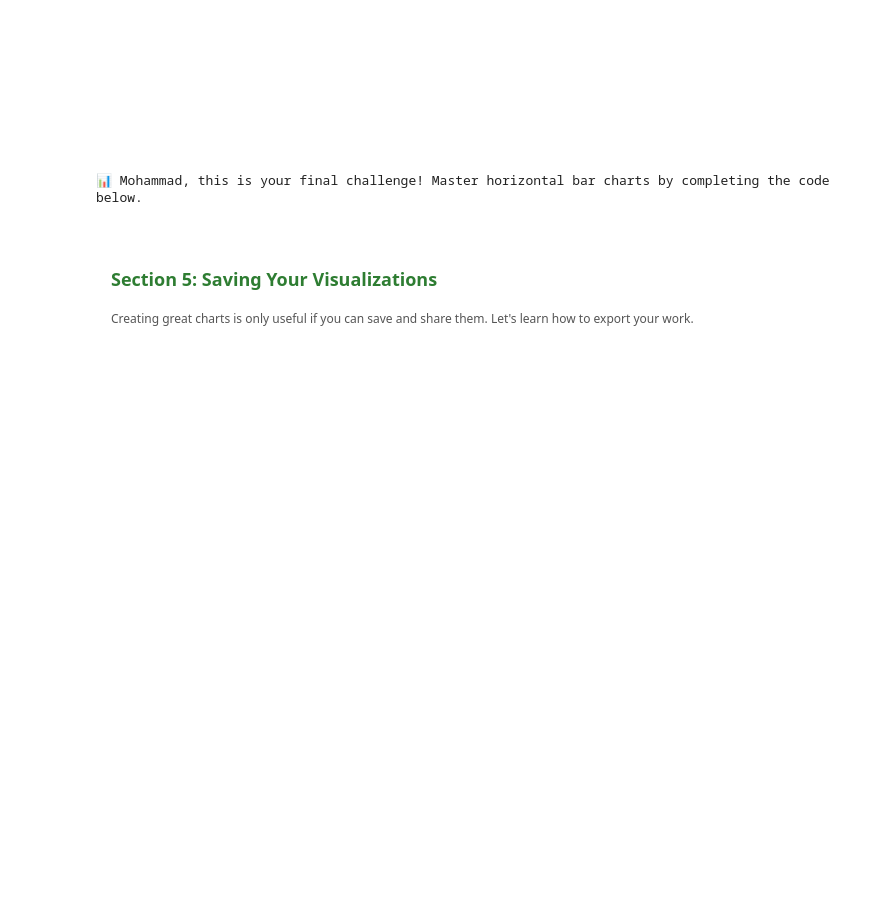
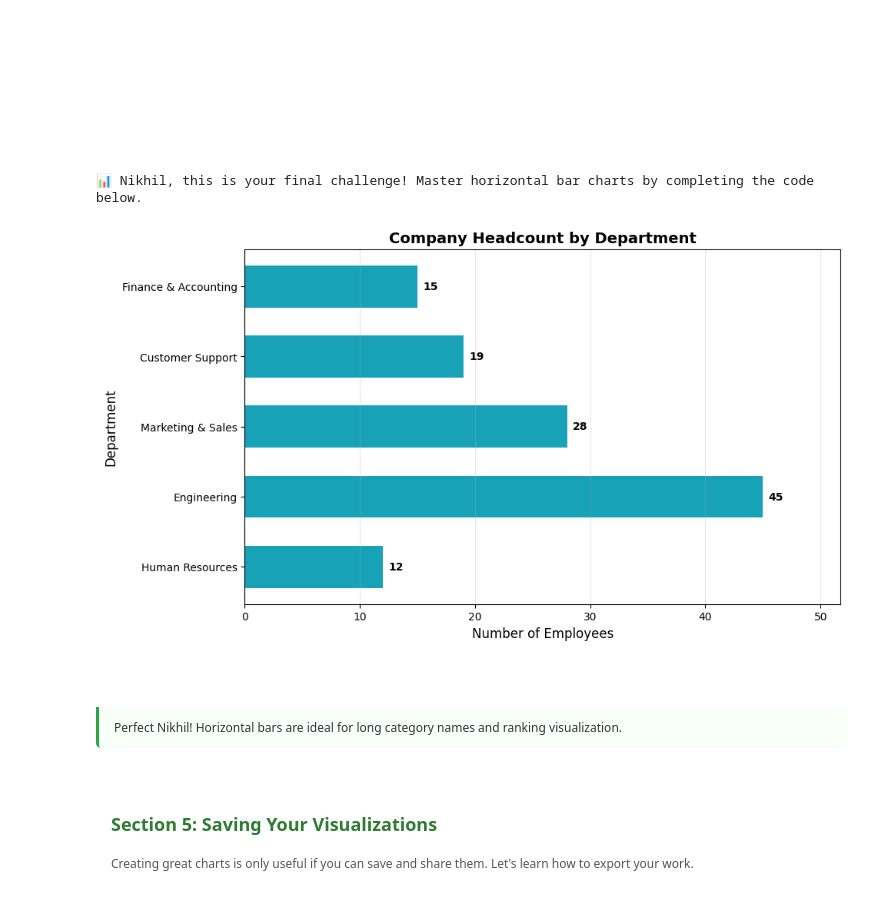
Before and after one commit to Nikhil-Kudupudi/StoryTellingWithData, a Jupyter notebook: Lab 02_Intro_Matplotlib!.ipynb, the cells around one changed output. Saved outputs shown, nothing was run; the diff lists cells and outputs as text; code cells hidden in the pictures; blank space fills up the shorter version.

```diff
--- a/Lab 02_Intro_Matplotlib!.ipynb
+++ b/Lab 02_Intro_Matplotlib!.ipynb
@@ -530,51 +536,54 @@ Colors make each category distinct, value labels show exact numbers, and the gri
 # %%
 # ============================================
 # HANDS-ON EXERCISE 3: Horizontal Bar Chart
 # Task: Create a horizontal bar chart for department data
 # ============================================
 
 # Department names (longer names work better horizontally)
 departments = ['Human Resources', 'Engineering', 'Marketing & Sales',
                'Customer Support', 'Finance & Accounting']
 
 # Employee count for each department
 employee_count = [12, 45, 28, 19, 15]
 
 print(f"📊 {student_name}, this is your final challenge! Master horizontal bar charts by completing the code below.")
 
 # TODO: Uncomment all the lines below to create your horizontal bar chart
-# plt.figure(figsize=(10, 6))
+plt.figure(figsize=(10, 6))
 
 # # Create HORIZONTAL bars using barh instead of bar
-# bars = plt.barh(departments, employee_count,
-#                 color='#17a2b8',
-#                 height=0.6)  # Height controls bar thickness
+bars = plt.barh(departments, employee_count,
+                color='#17a2b8',
+                height=0.6)  # Height controls bar thickness
 
 # # Add value labels at the end of each bar
-# for bar, value in zip(bars, employee_count):
-#     plt.text(value + 0.5,                        # X position (end of bar)
-#              bar.get_y() + bar.get_height()/2,   # Y position (center)
-#              str(value),                         # The text to display
-#              va='center',                        # Vertical alignment
-#              fontsize=10,
-#              fontweight='bold')
+for bar, value in zip(bars, employee_count):
+    plt.text(value + 0.5,                        # X position (end of bar)
+             bar.get_y() + bar.get_height()/2,   # Y position (center)
+             str(value),                         # The text to display
+             va='center',                        # Vertical alignment
+             fontsize=10,
+             fontweight='bold')
 
 # # Add title and labels (note: X and Y are swapped in horizontal charts!)
-# plt.title('Company Headcount by Department', fontsize=14, fontweight='bold')
-# plt.xlabel('Number of Employees', fontsize=12)  # Horizontal axis
-# plt.ylabel('Department', fontsize=12)           # Vertical axis
+plt.title('Company Headcount by Department', fontsize=14, fontweight='bold')
+plt.xlabel('Number of Employees', fontsize=12)  # Horizontal axis
+plt.ylabel('Department', fontsize=12)           # Vertical axis
 
 # # Add grid and formatting
-# plt.grid(True, axis='x', alpha=0.3)
-# plt.xlim(0, max(employee_count) * 1.15)
-# plt.show()
+plt.grid(True, axis='x', alpha=0.3)
+plt.xlim(0, max(employee_count) * 1.15)
+plt.show()
 
 # TODO: Uncomment when complete
-# pretty_print("Horizontal Chart Mastered!",
-#              f"Perfect {student_name}! Horizontal bars are ideal for long category names and ranking visualization.",
-#              'success')
+pretty_print("Horizontal Chart Mastered!",
+             f"Perfect {student_name}! Horizontal bars are ideal for long category names and ranking visualization.",
+             'success')
 # %% [output]
-📊 Mohammad, this is your final challenge! Master horizontal bar charts by completing the code below.
+📊 Nikhil, this is your final challenge! Master horizontal bar charts by completing the code below.
+[figure, added]
+Horizontal Chart Mastered!
+Perfect Nikhil! Horizontal bars are ideal for long category names and ranking visualization.
 # %% [markdown]
 <div style="background: linear-gradient(90deg, #e8f5e9 0%, #c8e6c9 100%); padding: 15px; border-radius: 5px; margin: 20px 0;">
     <h2 style="color: #2e7d32; font-size: 18px; margin: 0;">Section 5: Saving Your Visualizations</h2>
```
Also changed, not shown: parts of 5 cells of this notebook.
